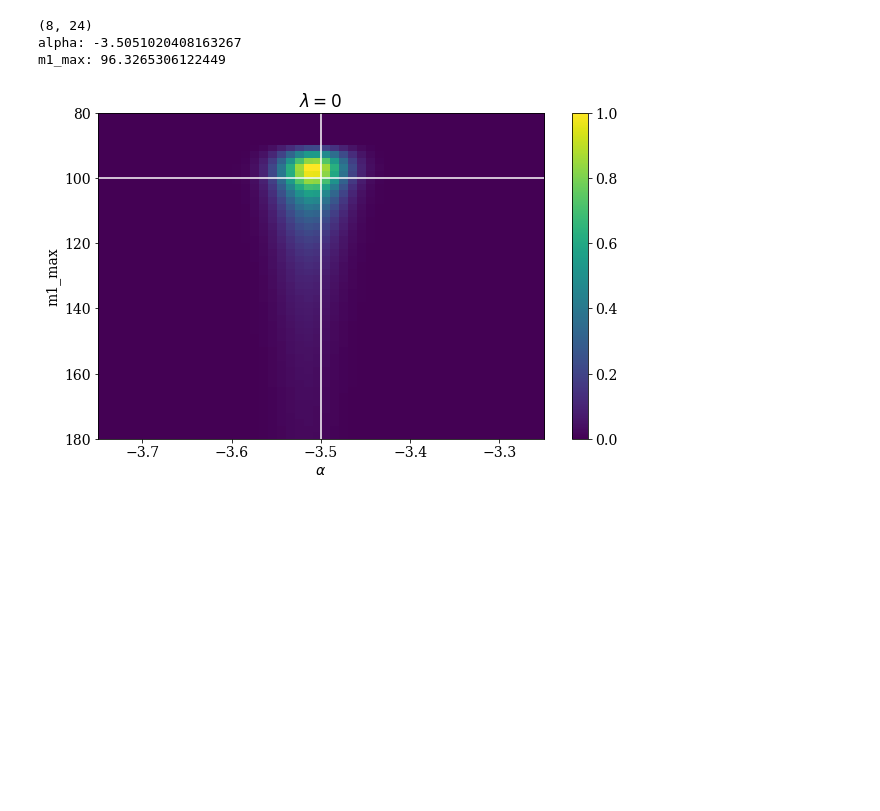
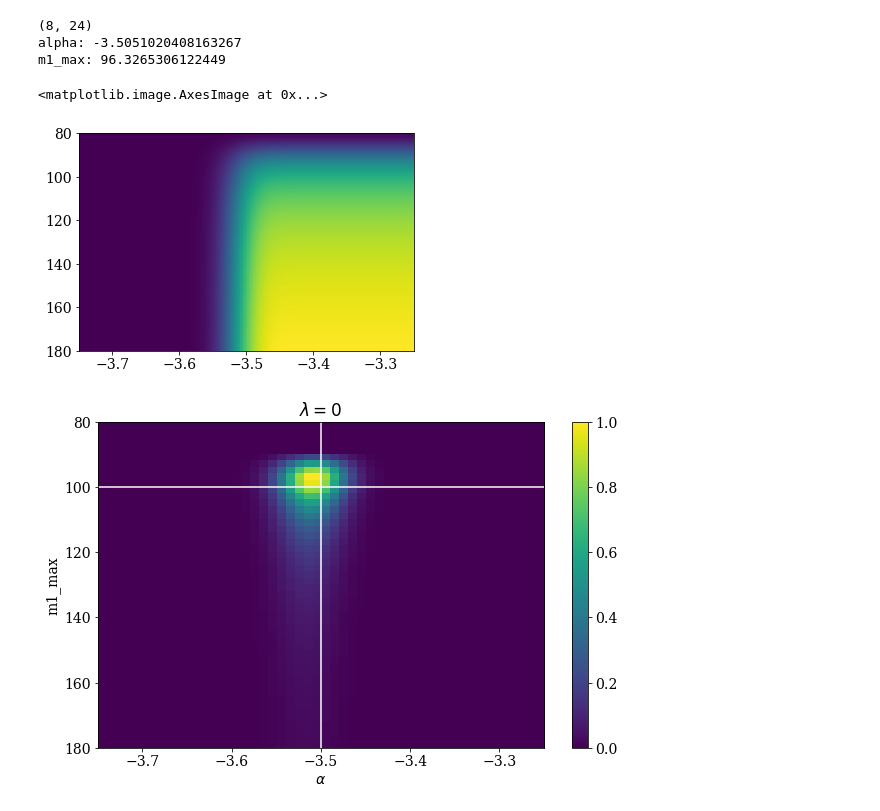
Before and after one commit to veome22/hybrid_waveforms, a Jupyter notebook: powerlaw_population_inference.ipynb, the cells around one changed output. Cells and saved outputs as stored; diff of their text form; code cells hidden in the pictures; blank space fills up the shorter version.

```diff
--- a/powerlaw_population_inference.ipynb
+++ b/powerlaw_population_inference.ipynb
@@ -881,6 +901,45 @@ print("m1_max:", m1_high_range_a_mmax[m_max_index_2d])
 (8, 24)
 alpha: -3.5051020408163267
 m1_max: 96.3265306122449
+# %%
+def multidim_cumsum(a):
+    out = a.cumsum(-1)
+    for i in range(2,a.ndim+1):
+        np.cumsum(out, axis=-i, out=out)
+    return out
+# %%
+# 68% confidence interval using KDE
+cdf_likelihood = multidim_cumsum(np.exp(log_likelihoods_norm_a_mmax))
+cdf_likelihood = cdf_likelihood/np.max(cdf_likelihood)
+
+cdf_interp = interpolate.RectBivariateSpline(alpha_range_a_mmax, m1_high_range_a_mmax, cdf_likelihood)
+
+alphas = np.linspace(-3.7, -3.3, 100)
+ms = np.linspace(80, 180, 100)
+
+
+spline_2d = interpolate.RectBivariateSpline(alpha_range_a_mmax, m1_high_range_a_mmax, cdf_likelihood)
+
+alphas = np.linspace(-3.7, -3.3, 100)
+ms = np.linspace(80, 180, 100)
+plt.imshow(spline_2d(alphas, ms), aspect='auto', extent=[alpha_range_a_mmax[0], alpha_range_a_mmax[-1], m1_high_range_a_mmax[-1], m1_high_range_a_mmax[0]])
+
+# plt.axvline(x=alpha_inj, color='w')
+# plt.axhline(y=mmax_inj, color='w')
+
+# # # make sure the cdf is strictly increasing to interpolate
+# # index_min = np.where(cdf_likelihood == np.min(cdf_likelihood))[0][0]
+# # index_max = np.where(cdf_likelihood == np.max(cdf_likelihood))[0][0]
+
+# spline_2d(-3.5, 100)
+
+
+# med = inv_cdf_interp(0.5)
+# sig_pos = inv_cdf_interp(0.84)
+# sig_neg = inv_cdf_interp(0.26)
+# %% [output]
+<matplotlib.image.AxesImage at 0x...>
+[figure, added]
 # %%
 fig, ax = plt.subplots(figsize=(10, 6))
 # plt.imshow((log_likelihoods_norm_a_mmax), aspect='auto', extent=[alpha_range_a_mmax[0], alpha_range_a_mmax[-1], m1_high_range_a_mmax[-1], m1_high_range_a_mmax[0]])
```
Also changed, not shown: parts of 10 cells of this notebook, 3 other files.
